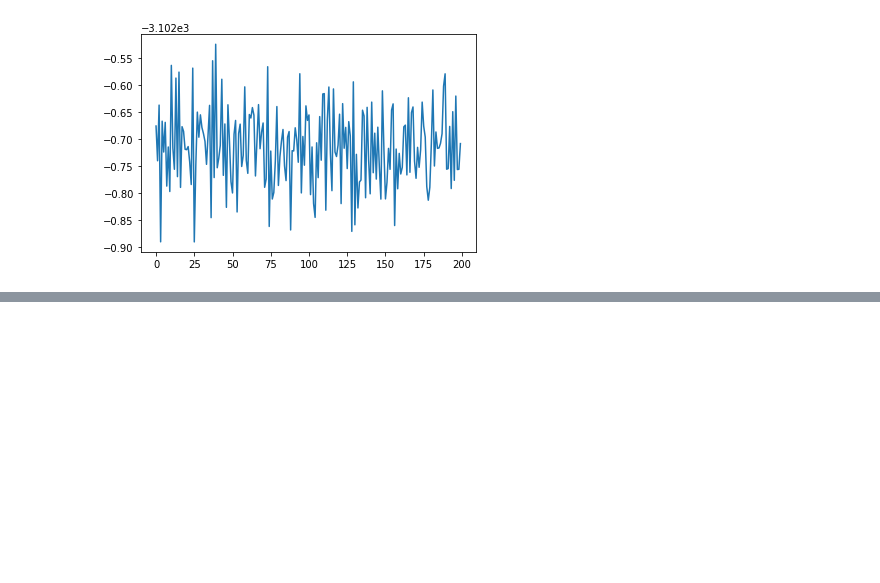
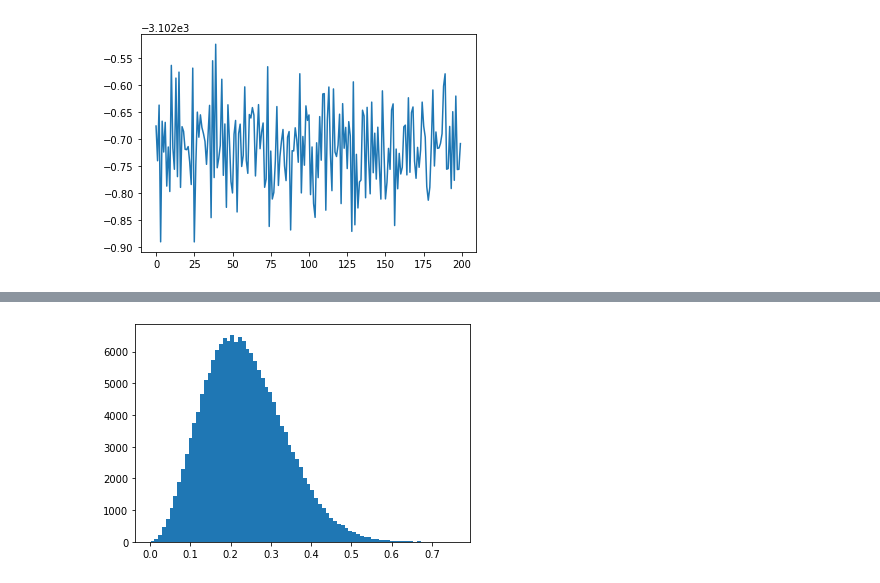
Before and after one commit to joheenc/liquid_argon_md, a Jupyter notebook: Liquid Argon Simulation.ipynb, the cells around one changed output, grey strips where cells are left out. Drawn from its saved outputs; the diff is of its cells as text; code cells hidden in the pictures; blank space fills up the shorter version.

```diff
--- a/Liquid Argon Simulation.ipynb
+++ b/Liquid Argon Simulation.ipynb
@@ -590,0 +595,8 @@ P/rho = 1.0243952354033834
+# %%
+#velocity distribution for the timesteps after the last thermalization--
+# looks pretty close to the expected Maxwell-Boltzmann distribution for argon
+v = np.sqrt(vxn0s.flatten()**2 + vyn0s.flatten()**2 + vzn0s.flatten()**2)
+plt.hist(v, bins=80)
+plt.show()
+# %% [output]
+[figure, added]
```
Also changed, not shown: parts of 3 cells of this notebook.
